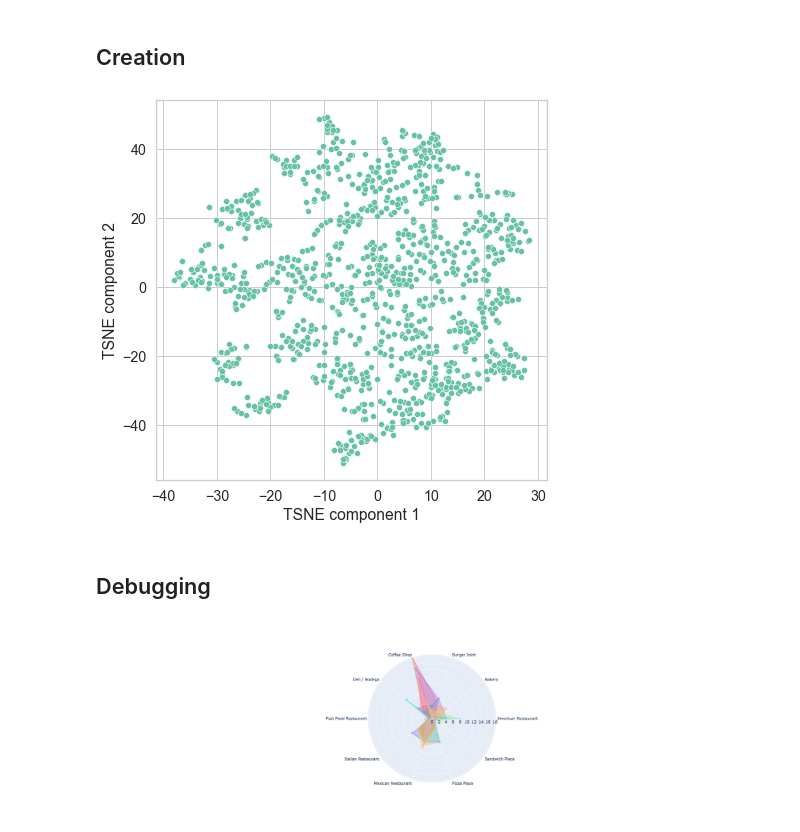
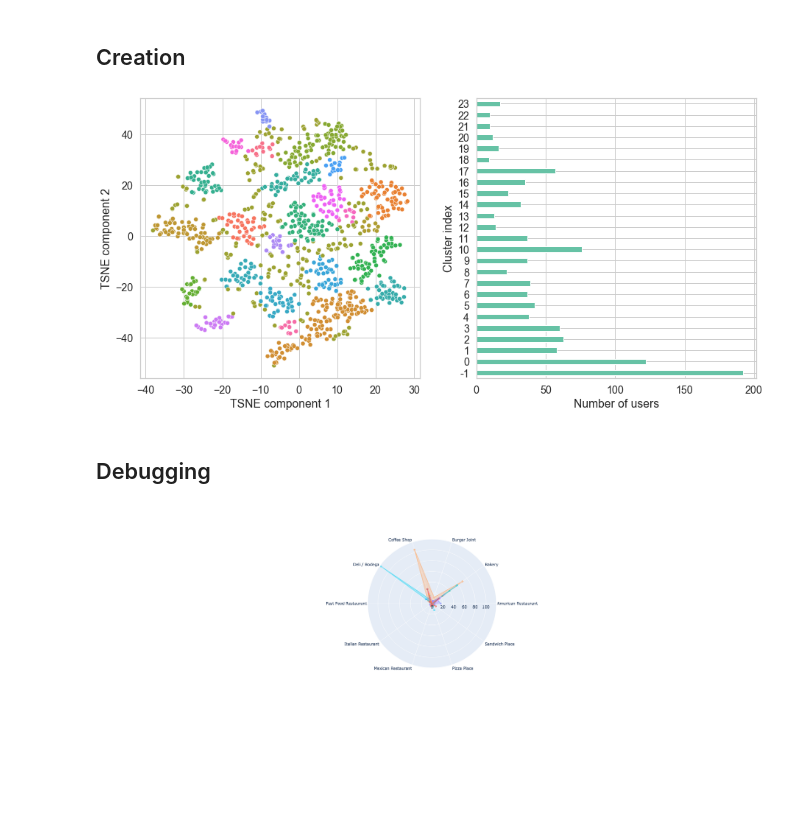
Before and after one commit to ericdaat/SiMCa, a Jupyter notebook: notebooks/foursquare.ipynb, the cells around one changed output. Drawn from its saved outputs; the diff is of its cells as text; code cells hidden in the pictures; blank space fills up the shorter version.

Commit message:
DBSCAN

```diff
--- a/notebooks/foursquare.ipynb
+++ b/notebooks/foursquare.ipynb
@@ -158,18 +160,37 @@ pipeline = Pipeline([
 ])
 
 X_reduced = pipeline.fit_transform(X.todense())
+# %%
+dbscan = DBSCAN(eps=3, min_samples=10)
+clusters = dbscan.fit_predict(X_reduced)
 # %%
-fig, ax = plt.subplots(nrows=1, ncols=1, figsize=(7, 7))
+fig, axs = plt.subplots(nrows=1, ncols=2, figsize=(15, 7))
 
+# Scatter plot
+ax = axs[0]
 sns.scatterplot(
     x=X_reduced[:, 0],
     y=X_reduced[:, 1],
-    ax=ax
+    hue=list(map(str, clusters)),
+    ax=ax,
+    legend=False
 )
 
 ax.set_xlabel("TSNE component 1")
 ax.set_ylabel("TSNE component 2")
 
+# Number of users per cluster
+ax = axs[1]
+
+pd.Series(clusters)\
+    .value_counts()\
+    .sort_index()\
+    .plot(kind="barh",
+          ax=ax)
+
+ax.set_xlabel("Number of users")
+ax.set_ylabel("Cluster index")
+
 plt.show()
 # %% [output]
-[figure, old version]
+[figure, new version]
@@ -198,11 +227,11 @@ def draw_user_radar(user_index):
 
     return ax
 # %%
-distances, indices = nearest_neighbors.kneighbors(X_reduced[[9]])
+distances, indices = nearest_neighbors.kneighbors(X_reduced[[2]])
 
 fig = go.Figure()
 
-for user_index in indices[0]:
+for user_index in users_clusters_df.loc[users_clusters_df["cluster"] == 8]["user_index"].tolist():
     fig.add_trace(draw_user_radar(user_index))
 
 fig.update_layout(
@@ -218,4 +247,4 @@ fig.update_layout(
     showlegend=False
 )
 # %% [output]
-[figure, old version]
+[figure, new version]
```
Also changed, not shown: parts of 2 cells of this notebook.
